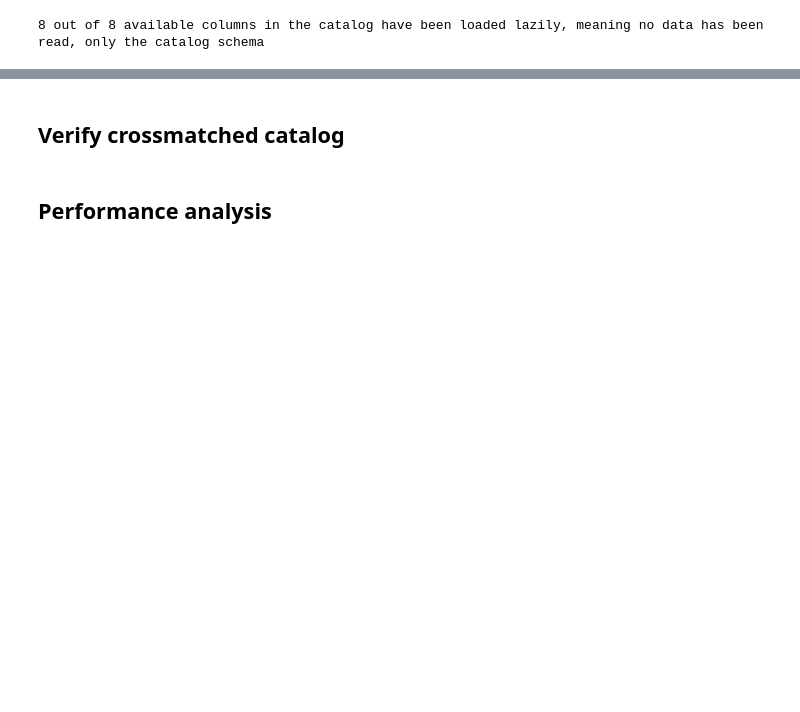
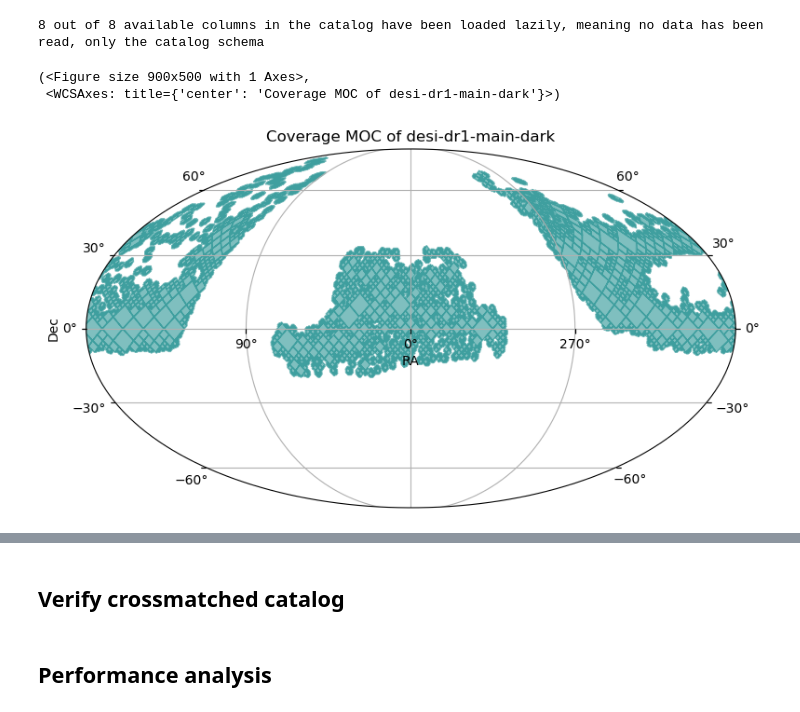
Before and after one commit to olivialynn/DESI-Crossmatch-Project, a Jupyter notebook: 05 - DESI DR1 x LSST DP2 Pilot/5.0 - DESI DR1 x LSST DP2 Pilot.ipynb, the cells around one changed output, grey strips where cells are left out. Cells and saved outputs as stored; diff of their text form; code cells hidden in the pictures; blank space fills up the shorter version.

```diff
--- a/05 - DESI DR1 x LSST DP2 Pilot/5.0 - DESI DR1 x LSST DP2 Pilot.ipynb
+++ b/05 - DESI DR1 x LSST DP2 Pilot/5.0 - DESI DR1 x LSST DP2 Pilot.ipynb
@@ -60,3 +62,9 @@ lsdb Catalog desi-dr1-main-dark:
 | Order: 5, Pixel: 12286 | ... | ... | ... | ... | ... | ... | ... | ... |
 | Order: 5, Pixel: 12287 | ... | ... | ... | ... | ... | ... | ... | ... |
 8 out of 8 available columns in the catalog have been loaded lazily, meaning no data has been read, only the catalog schema
+# %%
+desi_cat.plot_coverage()
+# %% [output]
+(<Figure size 900x500 with 1 Axes>,
+ <WCSAxes: title={'center': 'Coverage MOC of desi-dr1-main-dark'}>)
+[figure, added]
```
Also changed, not shown: parts of 18 cells of this notebook.
